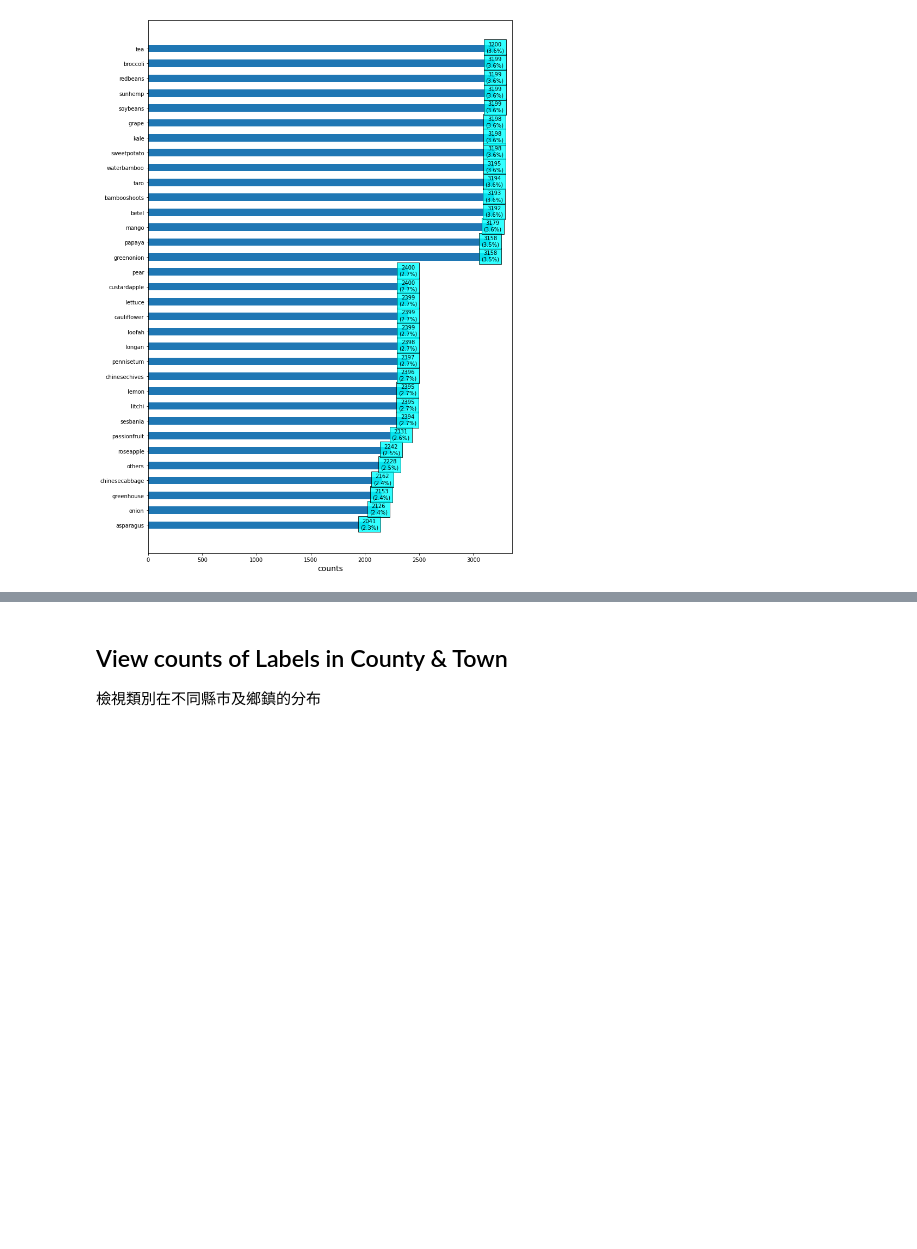
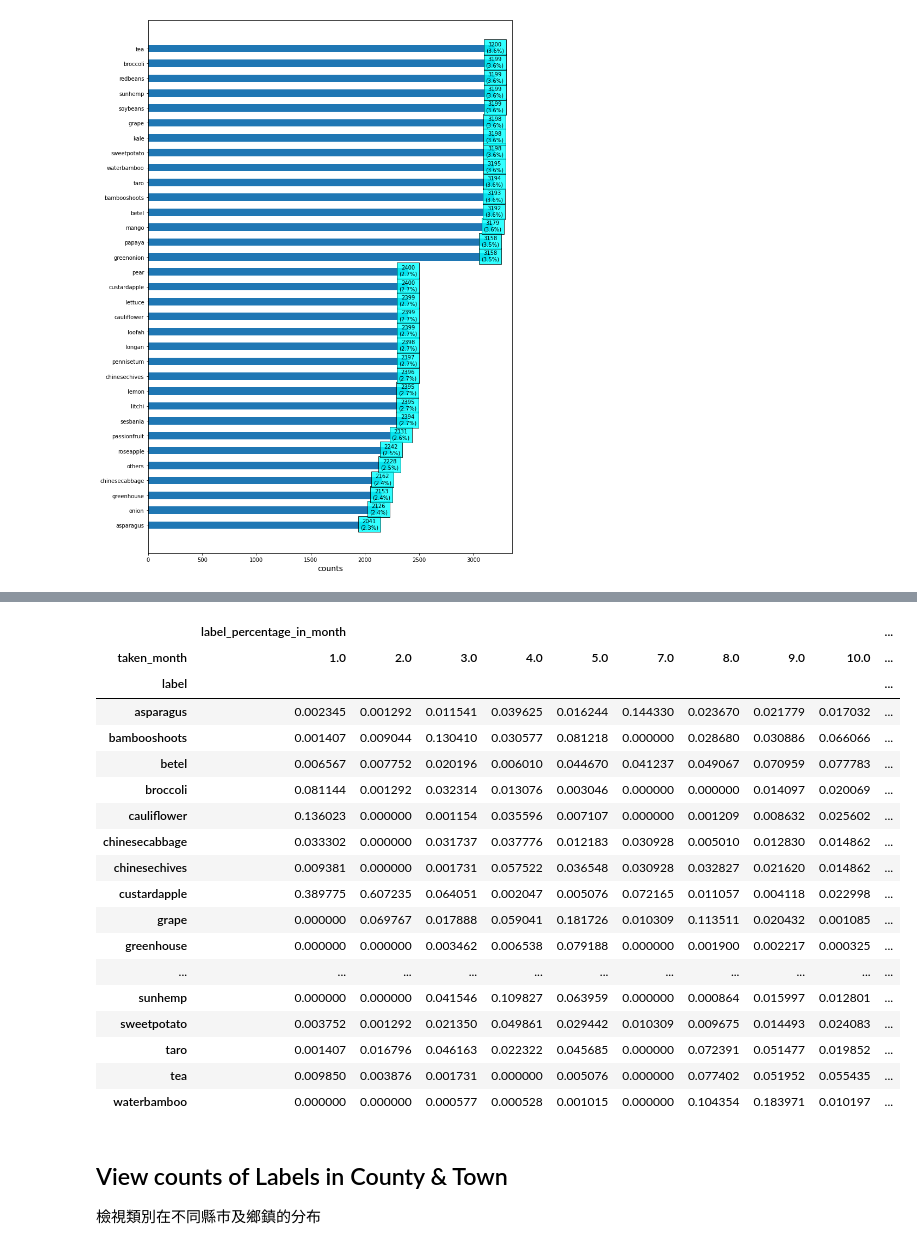
Before and after one commit to siang-chang/aidea-farmland-crops-autumn-personal, a Jupyter notebook: src/analysis/analysis.ipynb, the cells around one changed output, grey strips where cells are left out. Drawn from its saved outputs; the diff is of its cells as text; code cells hidden in the pictures; blank space fills up the shorter version.

Commit message:
Update: Analysis

```diff
--- a/src/analysis/analysis.ipynb
+++ b/src/analysis/analysis.ipynb
@@ -207,0 +210,6 @@ plt.show()
+# %%
+group_by_label_month = data.groupby(['label', 'taken_month']).size().reset_index(name='counts').sort_values(by=['counts'], inplace=False)
+# group_by_label_month = group_by_label_month.merge(county_town_labels, on=['taken_month', 'label'], how='right').fillna(0)
+group_by_label_month = group_by_label_month.sort_values(by=['label'], inplace=False)
+group_by_label_month['month_percentage_in_label'] = group_by_label_month['counts'] / group_by_label_month.groupby(['label'])['counts'].transform('sum')
+group_by_label_month['label_percentage_in_month'] = group_by_label_month['counts'] / group_by_label_month.groupby(['taken_month'])['counts'].transform('sum')
@@ -208,3 +230,28 @@ plt.show()
+# %%
+df_pivot = pd.pivot_table(group_by_label_month, index=['label'], columns=['taken_month'], values=['label_percentage_in_month']).fillna(0)
+df_pivot = df_pivot.reindex(df_pivot['label_percentage_in_month'].index)
+df_pivot.to_csv(F'{path}/analysis/train_label_month_percentage_in_month.csv')
+df_pivot
+# %% [output]
+|  | label_percentage_in_month |  |  |  |  |  |  |  |  | ... |
+| taken_month | 1.0 | 2.0 | 3.0 | 4.0 | 5.0 | 7.0 | 8.0 | 9.0 | 10.0 | ... |
+| label |  |  |  |  |  |  |  |  |  | ... |
+| asparagus | 0.002345 | 0.001292 | 0.011541 | 0.039625 | 0.016244 | 0.144330 | 0.023670 | 0.021779 | 0.017032 | ... |
+| bambooshoots | 0.001407 | 0.009044 | 0.130410 | 0.030577 | 0.081218 | 0.000000 | 0.028680 | 0.030886 | 0.066066 | ... |
+| betel | 0.006567 | 0.007752 | 0.020196 | 0.006010 | 0.044670 | 0.041237 | 0.049067 | 0.070959 | 0.077783 | ... |
+| broccoli | 0.081144 | 0.001292 | 0.032314 | 0.013076 | 0.003046 | 0.000000 | 0.000000 | 0.014097 | 0.020069 | ... |
+| cauliflower | 0.136023 | 0.000000 | 0.001154 | 0.035596 | 0.007107 | 0.000000 | 0.001209 | 0.008632 | 0.025602 | ... |
+| chinesecabbage | 0.033302 | 0.000000 | 0.031737 | 0.037776 | 0.012183 | 0.030928 | 0.005010 | 0.012830 | 0.014862 | ... |
+| chinesechives | 0.009381 | 0.000000 | 0.001731 | 0.057522 | 0.036548 | 0.030928 | 0.032827 | 0.021620 | 0.014862 | ... |
+| custardapple | 0.389775 | 0.607235 | 0.064051 | 0.002047 | 0.005076 | 0.072165 | 0.011057 | 0.004118 | 0.022998 | ... |
+| grape | 0.000000 | 0.069767 | 0.017888 | 0.059041 | 0.181726 | 0.010309 | 0.113511 | 0.020432 | 0.001085 | ... |
+| greenhouse | 0.000000 | 0.000000 | 0.003462 | 0.006538 | 0.079188 | 0.000000 | 0.001900 | 0.002217 | 0.000325 | ... |
+| ... | ... | ... | ... | ... | ... | ... | ... | ... | ... | ... |
+| sunhemp | 0.000000 | 0.000000 | 0.041546 | 0.109827 | 0.063959 | 0.000000 | 0.000864 | 0.015997 | 0.012801 | ... |
+| sweetpotato | 0.003752 | 0.001292 | 0.021350 | 0.049861 | 0.029442 | 0.010309 | 0.009675 | 0.014493 | 0.024083 | ... |
+| taro | 0.001407 | 0.016796 | 0.046163 | 0.022322 | 0.045685 | 0.000000 | 0.072391 | 0.051477 | 0.019852 | ... |
+| tea | 0.009850 | 0.003876 | 0.001731 | 0.000000 | 0.005076 | 0.000000 | 0.077402 | 0.051952 | 0.055435 | ... |
+| waterbamboo | 0.000000 | 0.000000 | 0.000577 | 0.000528 | 0.001015 | 0.000000 | 0.104354 | 0.183971 | 0.010197 | ... |
 # %% [markdown]
 ## View counts of Labels in County & Town
 檢視類別在不同縣市及鄉鎮的分布
```
Also changed, not shown: parts of 2 cells of this notebook, 1 other file.
